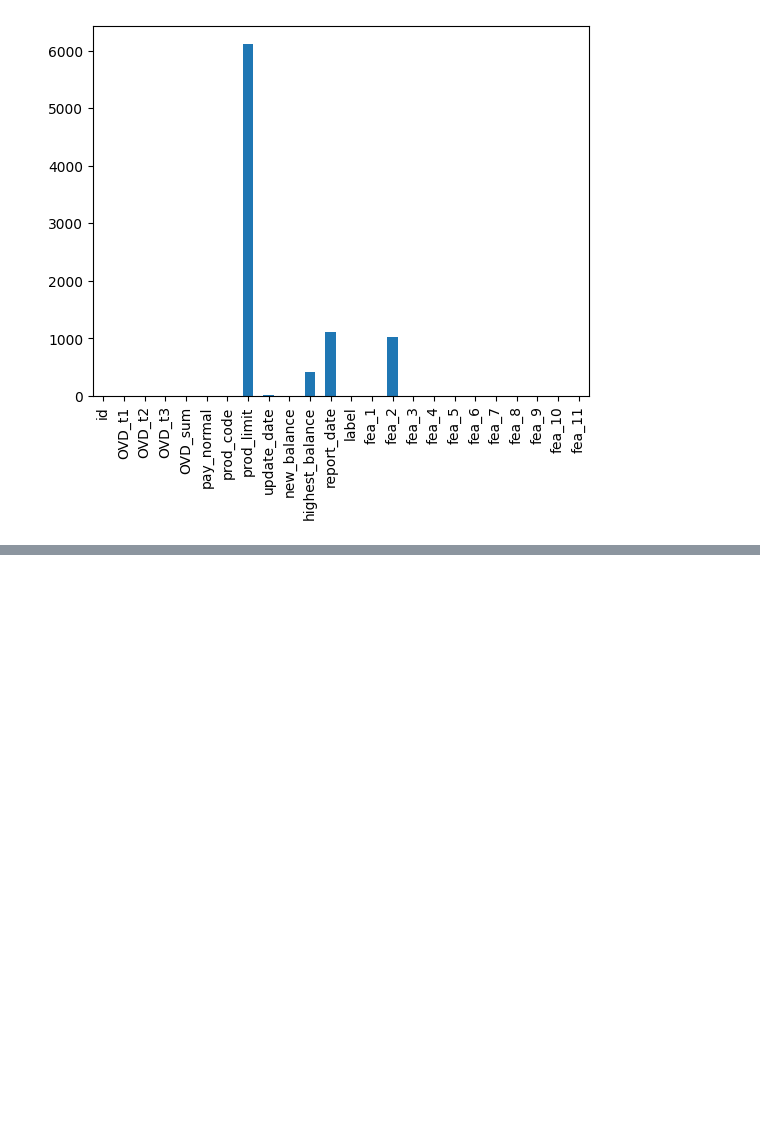
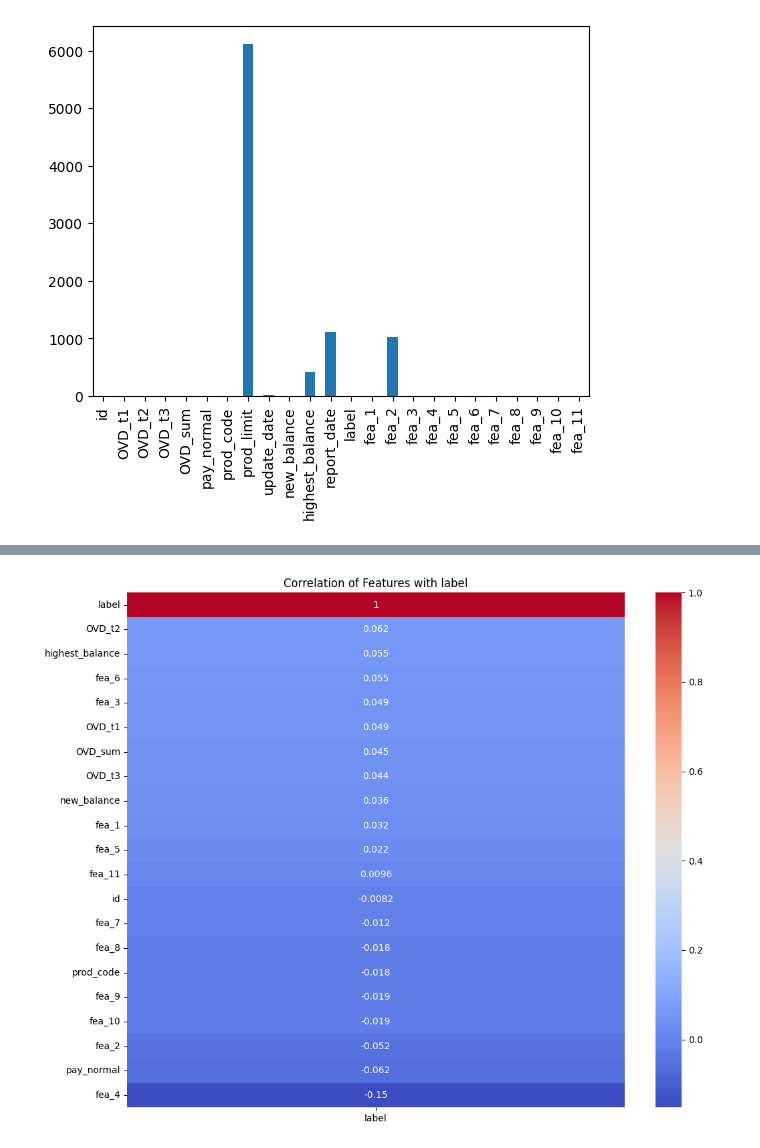
Before and after one commit to deva457/Credit_Risk_ML_Model, a Jupyter notebook: model.ipynb, the cells around one changed output, grey strips where cells are left out. Cells and saved outputs as stored; diff of their text form; code cells hidden in the pictures; blank space fills up the shorter version.

```diff
--- a/model.ipynb
+++ b/model.ipynb
@@ -122,0 +227,15 @@ df.isna().sum().plot(kind='bar')
+# %%
+corr_matrix = df.corr(numeric_only=True)
+
+
+# Sort correlation of all features with the target column
+target = 'label'
+sorted_corr = corr_matrix[target].sort_values(ascending=False)
+
+# Plot the top correlations
+plt.figure(figsize=(12, 10))
+sns.heatmap(corr_matrix[[target]].sort_values(by=target, ascending=False), annot=True, cmap='coolwarm')
+plt.title("Correlation of Features with label")
+plt.show()
+# %% [output]
+[figure, added]
```
Also changed, not shown: parts of 21 cells of this notebook, 4 other files.
